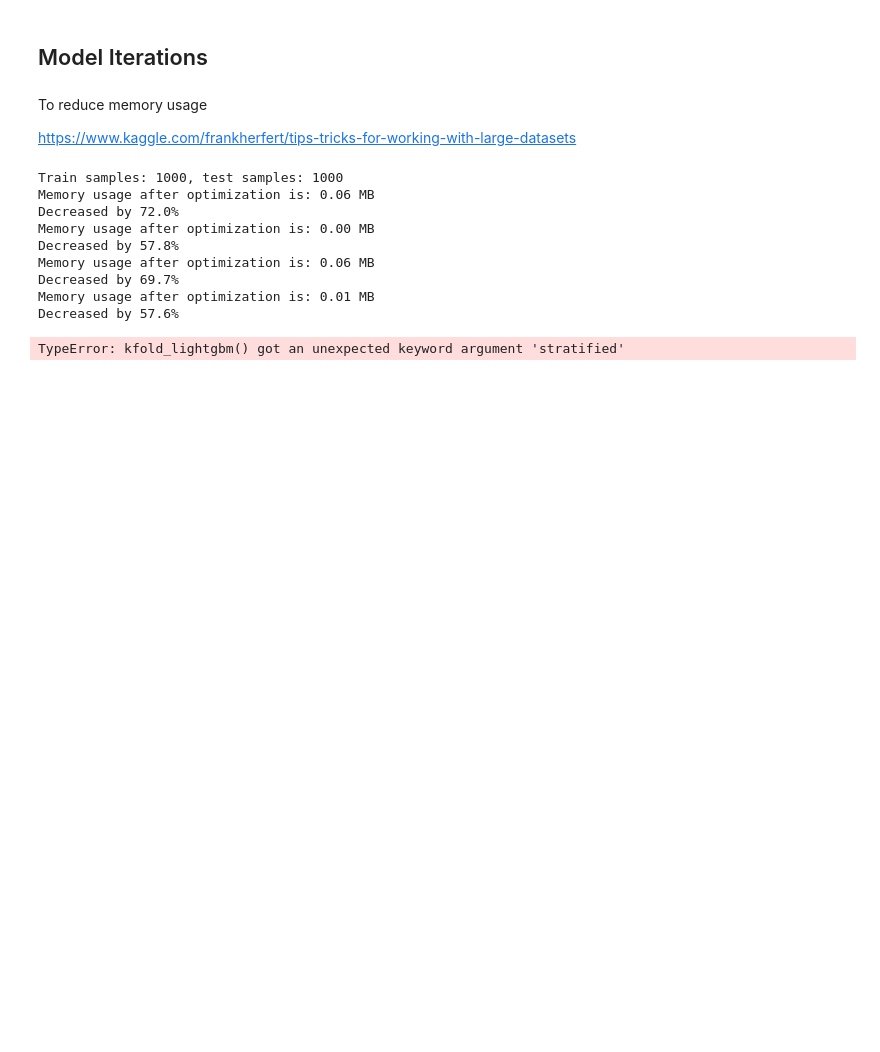
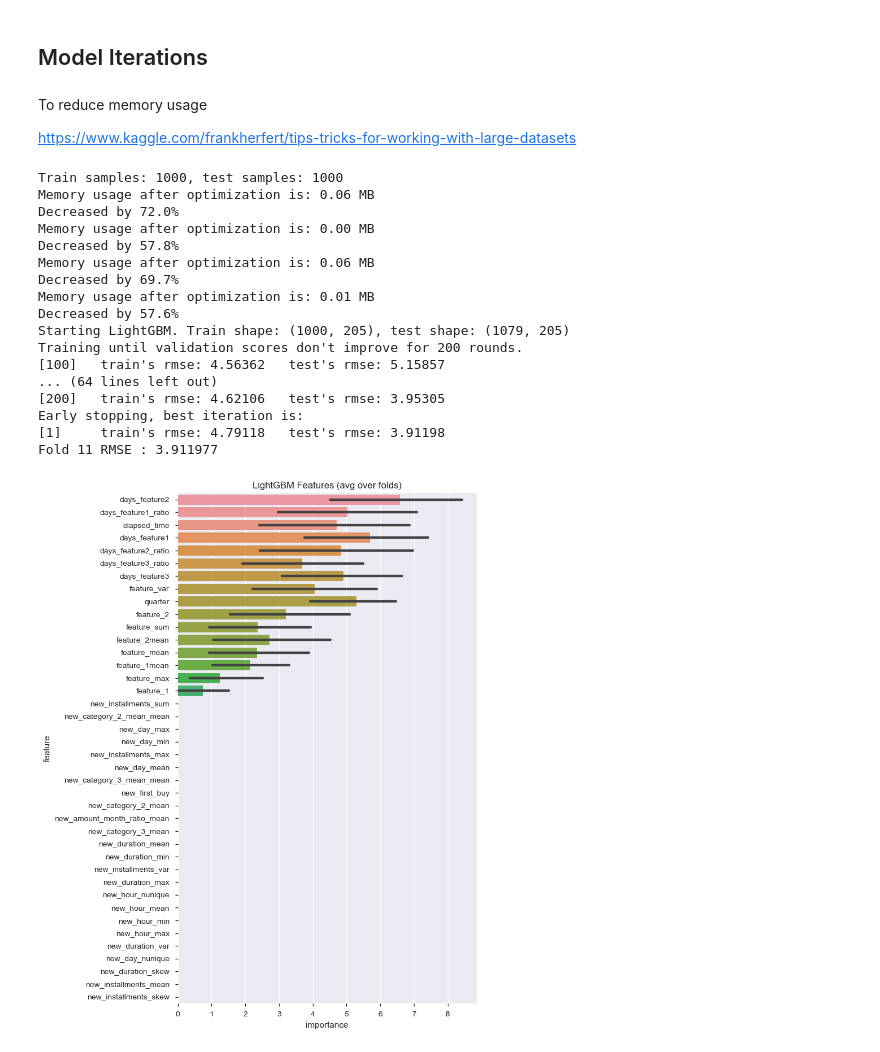
Before and after one commit to tarunnewton/Kaggle-Challenges, a Jupyter notebook: Elo Merchant Category Recommendation Loyalty Prediction/Elo_Merchant_Category_Recommendation.ipynb, the cells around one changed output. Cells and saved outputs as stored; diff of their text form; code cells hidden in the pictures; blank space fills up the shorter version.

```diff
--- a/Elo Merchant Category Recommendation Loyalty Prediction/Elo_Merchant_Category_Recommendation.ipynb
+++ b/Elo Merchant Category Recommendation Loyalty Prediction/Elo_Merchant_Category_Recommendation.ipynb
@@ -809,32 +809,40 @@ def kfold_lightgbm(train_df, test_df, num_folds):
 
 num_rows = 1000
 df = train_test(num_rows)
 df = pd.merge(df, historical_transactions(num_rows), on='card_id', how='outer')
 df = pd.merge(df, new_merchant_transactions(num_rows), on='card_id', how='outer')
 df = additional_features(df)
 
 train_df = df[df['target'].notnull()]
 test_df = df[df['target'].isnull()]
 del df
 gc.collect()
 
 
 FEATS_EXCLUDED = ['first_active_month', 'target', 'card_id', 'outliers',
                   'hist_purchase_date_max', 'hist_purchase_date_min', 'hist_card_id_size',
                   'new_purchase_date_max', 'new_purchase_date_min', 'new_card_id_size',
                   'OOF_PRED', 'month_0']
 
 
 
-kfold_lightgbm(train_df, test_df, num_folds=11, stratified=False)
+kfold_lightgbm(train_df, test_df, num_folds=11)
 # %% [output]
 Train samples: 1000, test samples: 1000
 Memory usage after optimization is: 0.06 MB
 Decreased by 72.0%
 Memory usage after optimization is: 0.00 MB
 Decreased by 57.8%
 Memory usage after optimization is: 0.06 MB
 Decreased by 69.7%
 Memory usage after optimization is: 0.01 MB
 Decreased by 57.6%
+Starting LightGBM. Train shape: (1000, 205), test shape: (1079, 205)
+Training until validation scores don't improve for 200 rounds.
+[100]   train's rmse: 4.56362   test's rmse: 5.15857
+... (64 lines left out)
+[200]   train's rmse: 4.62106   test's rmse: 3.95305
+Early stopping, best iteration is:
+[1]     train's rmse: 4.79118   test's rmse: 3.91198
+Fold 11 RMSE : 3.911977
-TypeError: kfold_lightgbm() got an unexpected keyword argument 'stratified'
+[figure, added]
```
